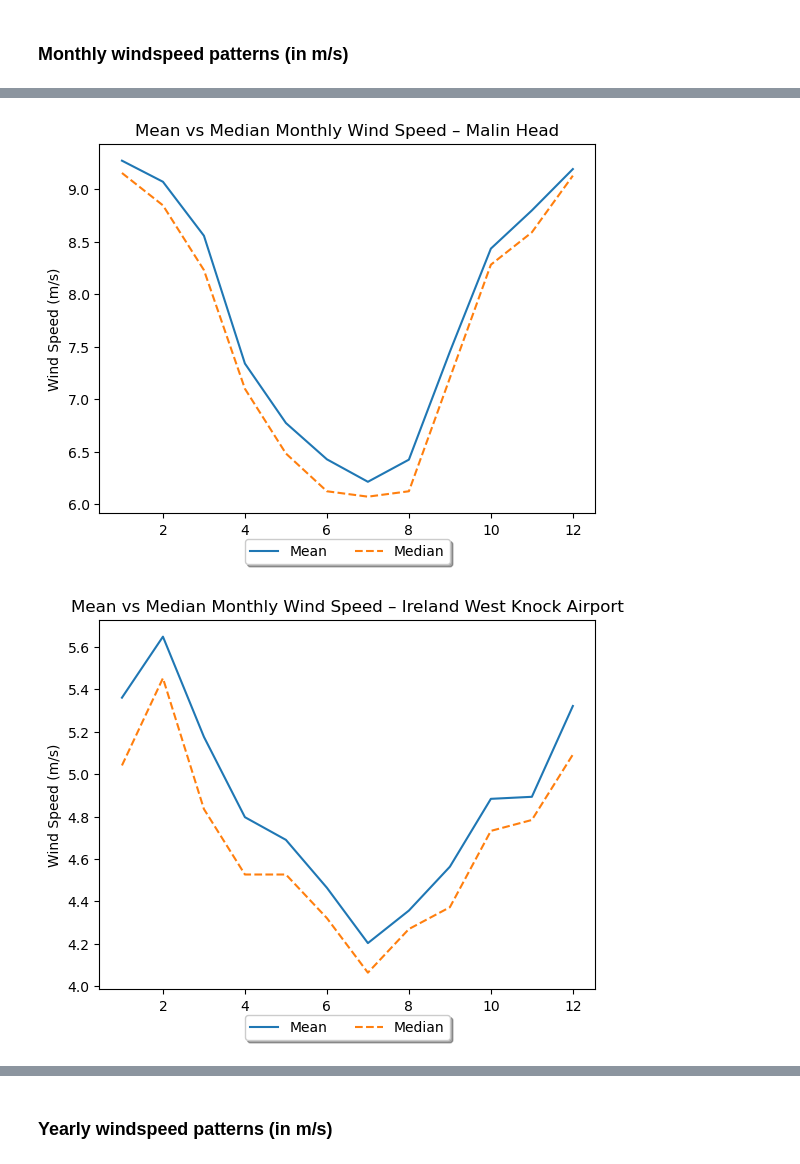
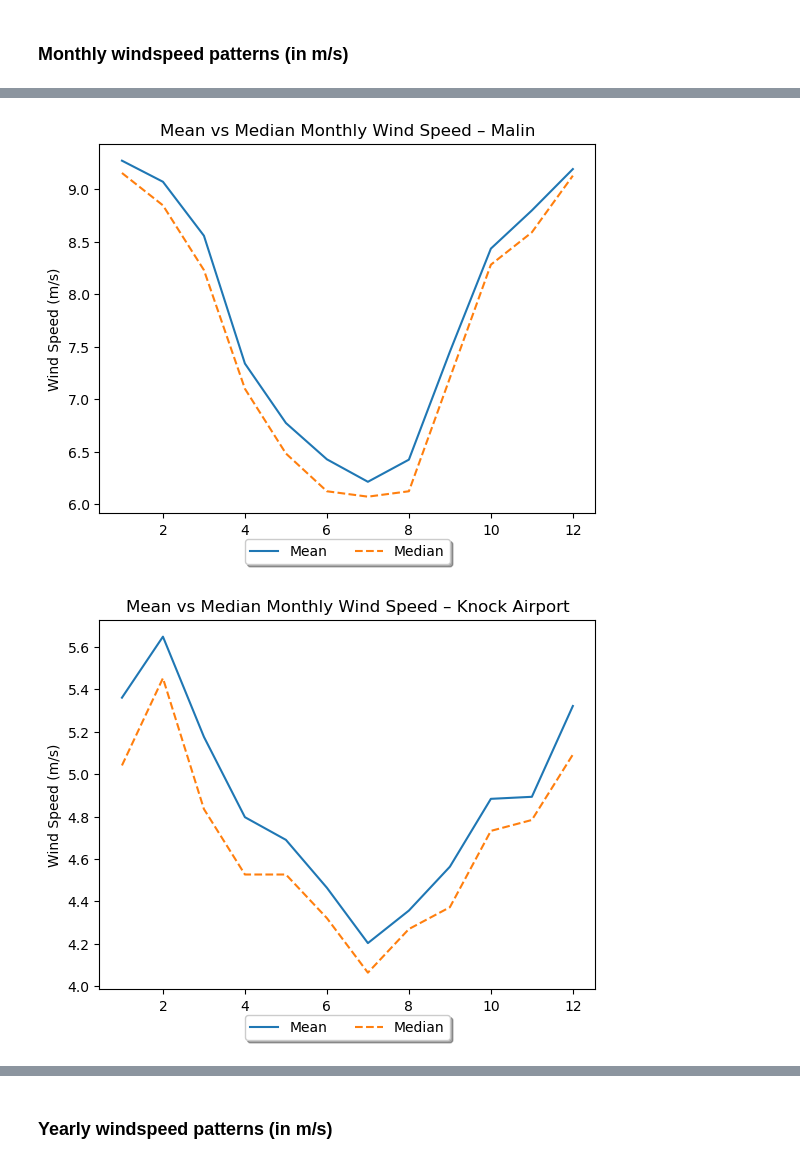
Before and after one commit to vanelyraa/programming-for-data-analytics, a Jupyter notebook: project/project.ipynb, the cells around one changed output, grey strips where cells are left out. Drawn from its saved outputs; the diff is of its cells as text; code cells hidden in the pictures.

```diff
--- a/project/project.ipynb
+++ b/project/project.ipynb
@@ -233,7 +233,7 @@ For loop convert columns to numeric: https://stackoverflow.com/questions/5045615
 # List of stations to be analysed
 all_stations = ["mace", "malin", "knock", "gurteen"]
 all_stations_hly = ["mace_hly", "malin_hly","knock_hly", "gurteen_hly"]
-labels = ["Mace Head", "Malin Head", "Ireland West Knock Airport", "Gurteen"]
+labels = ["Mace", "Malin", "Knock Airport", "Gurteen"]
 # %% [markdown]
 ### Wind Power calculation
 # %% [markdown]
@@ -389,6 +388,9 @@ Wind patterns are not as strong but stay mostly above cut-in often between 4 to
 # %% [markdown]
 ### Monthly windspeed patterns (in m/s)
 # %%
+# Variable to store means and medians
+means_medians = []
+
 # Loop through stations
 for i in range(len(all_stations)):
     station = all_stations[i]
@@ -398,6 +400,15 @@ for i in range(len(all_stations)):
     monthly_mean = df_weather[station].groupby(df_weather[station]["date"].dt.month)["ms_wdsp"].mean()
     monthly_median = df_weather[station].groupby(df_weather[station]["date"].dt.month)["ms_wdsp"].median()
 
+    # Calculating diference between mean and median
+    monthly_diff = monthly_mean - monthly_median
+
+    # Storing results in a dataframe
+    monthly_table = pd.DataFrame({f"{label} Mean": monthly_mean,f"{label} Delta": monthly_diff})
+
+    # Store results
+    means_medians.append(monthly_table)
+
     # Ploting results
     plt.plot(monthly_mean, label="Mean")
     plt.plot(monthly_median, linestyle="--",label="Median")
@@ -405,10 +416,20 @@ for i in range(len(all_stations)):
     # Printstatement for testing
     # print(monthly_mean)
 
-    # Adding legend, title, and axis labels
+        # Adding legend, title, and axis labels
     plt.legend(loc='upper center', bbox_to_anchor=(0.5, -0.05),fancybox=True, shadow=True, ncol=5) # Definign legend location
     plt.title(f"Mean vs Median Monthly Wind Speed – {label}")
     plt.xlabel("Month")
     plt.ylabel("Wind Speed (m/s)")
     plt.show()
+
+# Concatenenating results side by side using axis = 1
+diff_table = pd.concat(means_medians, axis=1)
+
+# Reset index Month column to align headers
+diff_table = diff_table.reset_index().rename(columns={"date": "Month"})
+
+# Print table
+print("\n Monthly mean and delta between mean and median wind speeds")
+print(diff_table.round(1))
 # %% [output]
@@ -416,3 +437,3 @@ for i in range(len(all_stations)):
-[figure, old version]
+[figure, new version]
-[figure, old version]
+[figure, new version]
 [figure]
```
Also changed, not shown: parts of 16 cells of this notebook, 2 other files.
